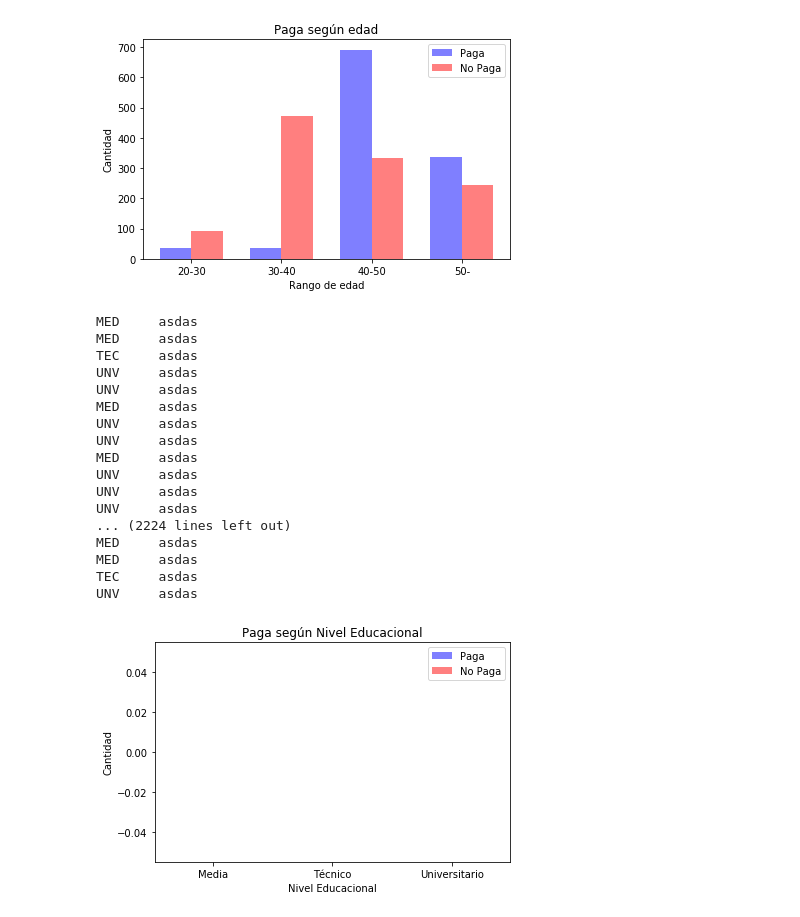
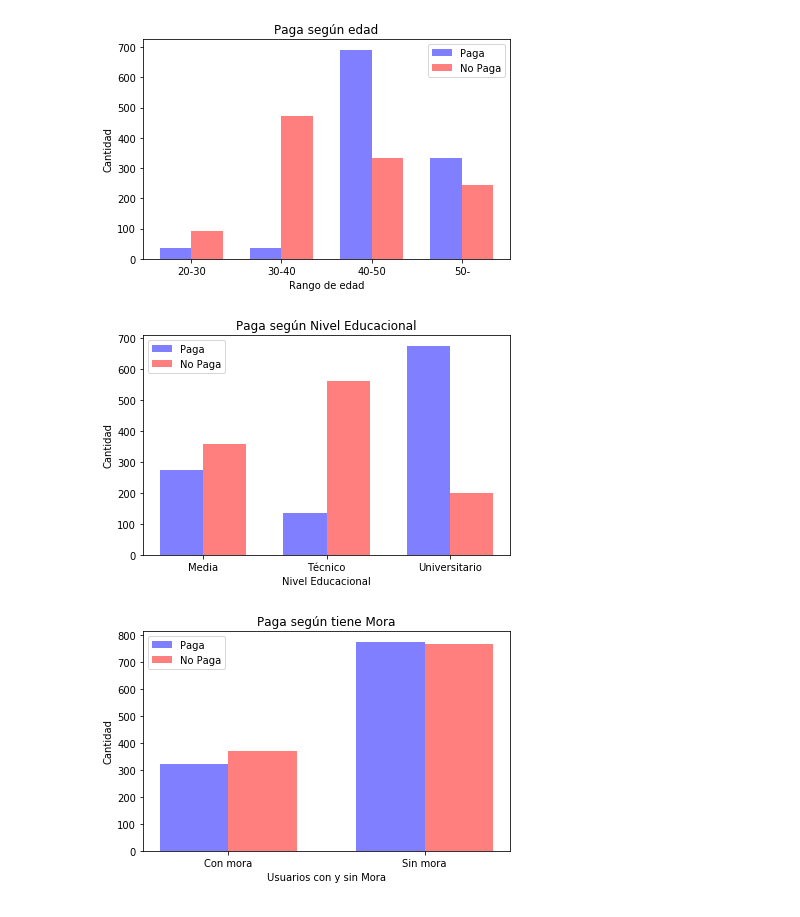
Before and after one commit to GioPais/Credit_score_project, a Jupyter notebook: Credit_score.ipynb, the cells around one changed output. Saved outputs shown, nothing was run; the diff lists cells and outputs as text; code cells hidden in the pictures.

Commit message:
New features graph

```diff
--- a/Credit_score.ipynb
+++ b/Credit_score.ipynb
@@ -39,10 +38,9 @@ def get_stats(raw):
     print("Cuantos clientes pagan: {}/{}:".format(PAGA_count,len(data)))
     return
 # %%
-import pandas as pd
 from sklearn.preprocessing import LabelEncoder, OneHotEncoder
 
-dataset = pd.read_csv('CREDITRISK_RAW.csv',delimiter=';',header=None)
+dataset = pd.read_csv('CREDITRISK_RAW.csv',delimiter=';')
 dataset=dataset.dropna()
 features = dataset.iloc[:, [0,1,3,4,5,6,7,8,9,10,11,12,13,14,15,16,17,18]]
 y_data = dataset.iloc[:, [19]]
@@ -214,9 +230,8 @@ niv_ed_arr=np.reshape(niv_ed_arr,-1)
 P_Med, NP_Med, P_Tec, NP_Tec, P_Uni, NP_Uni = 0, 0, 0, 0, 0, 0
 
 for i in range(0,len(y_data)):
-    #Med
     nivel = str(niv_ed_arr[i])
-    print(niv_ed_arr[i])
+    nivel = re.sub(' +','',nivel)
     if nivel.upper() == 'MED':
         if y_data[i]==1:
             P_Med+=1
@@ -241,48 +256,84 @@ n_groups = 3
 
 P_niv_ed = (P_Med, P_Tec, P_Uni)
 NP_niv_ed = (NP_Med, NP_Tec, NP_Uni)
 
 fig, ax = plt.subplots()
 
 index = np.arange(n_groups)
 bar_width = 0.35
 
 opacity = 0.5
 error_config = {'ecolor': '0.3'}
 
 rects1 = ax.bar(index, P_niv_ed, bar_width,
                 alpha=opacity, color='b', error_kw=error_config,
                 label='Paga')
 
 rects2 = ax.bar(index + bar_width, NP_niv_ed, bar_width,
                 alpha=opacity, color='r', error_kw=error_config,
                 label='No Paga')
 
 ax.set_xlabel('Nivel Educacional')
 ax.set_ylabel('Cantidad')
 ax.set_title('Paga según Nivel Educacional')
 ax.set_xticks(index + bar_width / 2)
 ax.set_xticklabels(('Media', 'Técnico','Universitario'))
 ax.legend()
 
 fig.tight_layout()
 plt.show()
 # %% [output]
-MED     asdas
-MED     asdas
-TEC     asdas
-UNV     asdas
-UNV     asdas
-MED     asdas
-UNV     asdas
-UNV     asdas
-MED     asdas
-UNV     asdas
-UNV     asdas
-UNV     asdas
-... (2224 lines left out)
-MED     asdas
-MED     asdas
-TEC     asdas
-UNV     asdas
-[figure, old version]
+[figure, new version]
+# %%
+#grafico Mora
+
+dias_mora_arr=dias_mora.as_matrix()
+dias_mora_arr=np.reshape(dias_mora_arr,-1)
+P_m, NP_m, P_nm, NP_nm = 0,0,0,0
+
+for i in range(0,len(y_data)):
+    #0 días
+    if int(dias_mora_arr[i])==0:
+        if y_data[i]==1:
+            P_nm+=1
+        else:
+            NP_nm+=1
+    if int(dias_mora_arr[i])>0 :
+        if y_data[i]==1:
+            P_m+=1
+        else:
+            NP_m+=1
+
+
+n_groups = 2
+
+P_dias_mora = (P_m, P_nm)
+NP_dias_mora = (NP_m, NP_nm)
+
+fig, ax = plt.subplots()
+
+index = np.arange(n_groups)
+bar_width = 0.35
+
+opacity = 0.5
+error_config = {'ecolor': '0.3'}
+
+rects1 = ax.bar(index, P_dias_mora, bar_width,
+                alpha=opacity, color='b', error_kw=error_config,
+                label='Paga')
+
+rects2 = ax.bar(index + bar_width, NP_dias_mora, bar_width,
+                alpha=opacity, color='r', error_kw=error_config,
+                label='No Paga')
+
+ax.set_xlabel('Usuarios con y sin Mora')
+ax.set_ylabel('Cantidad')
+ax.set_title('Paga según tiene Mora')
+ax.set_xticks(index + bar_width / 2)
+ax.set_xticklabels(('Con mora','Sin mora'))
+ax.legend()
+
+fig.tight_layout()
+plt.show()
+# %% [output]
+[figure, added]
```
Also changed, not shown: parts of 6 cells of this notebook.
